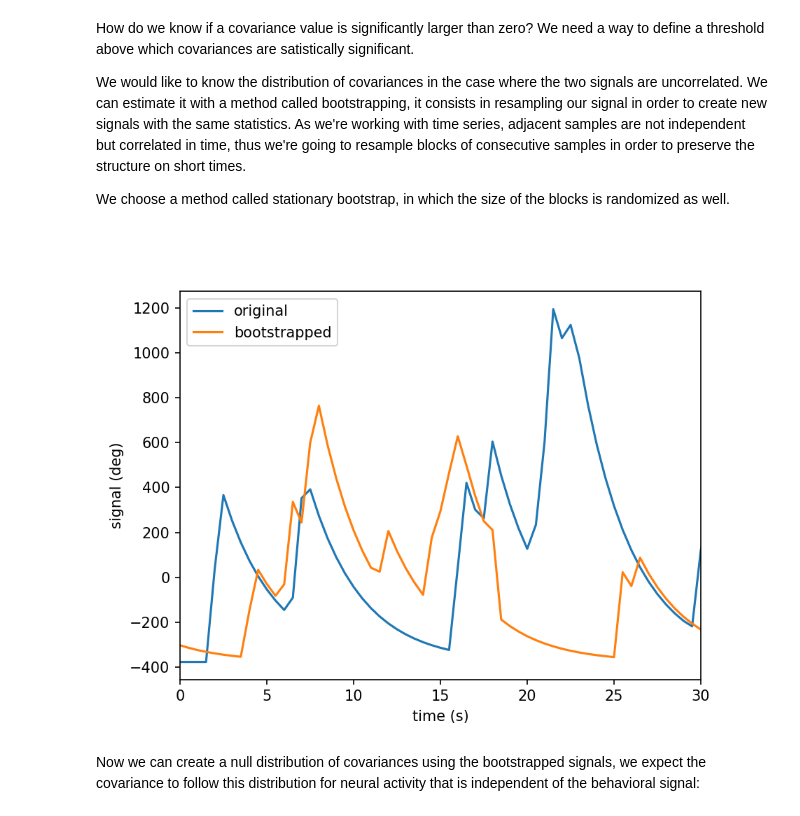
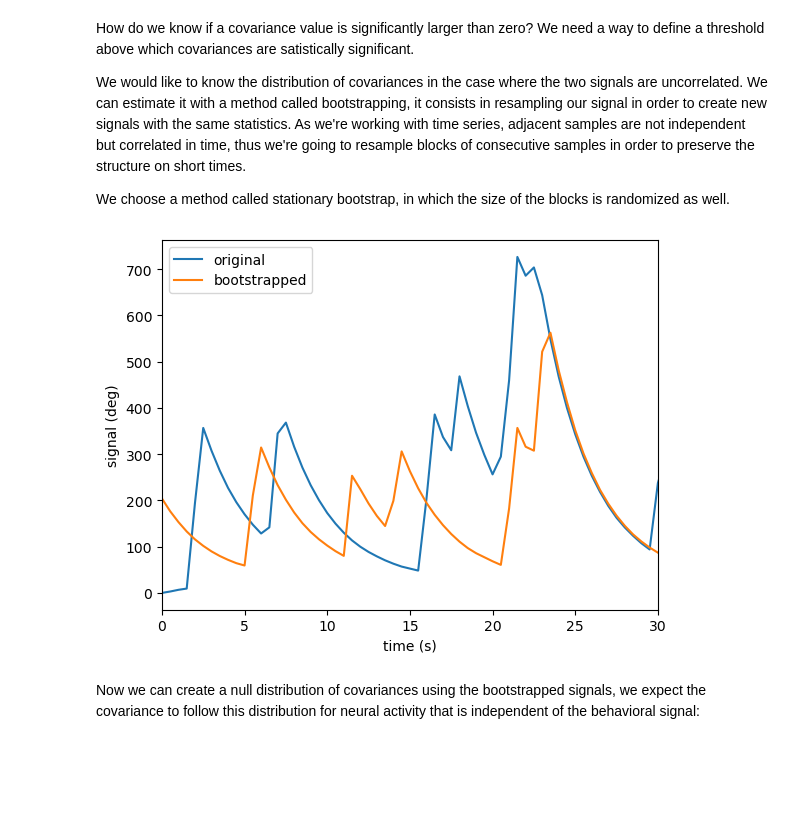
Before and after one commit to EmeEmu/IBIO-Banyuls2023-Python, a Jupyter notebook: day2_regression_and_decoding.ipynb, the cells around one changed output. Cells and saved outputs as stored; diff of their text form; code cells hidden in the pictures; blank space fills up the shorter version.

```diff
--- a/day2_regression_and_decoding.ipynb
+++ b/day2_regression_and_decoding.ipynb
@@ -142,2 +143,3 @@ from scipy.interpolate import interp1d
 # %%
-tail_deflection_std_conv_interp_f=interp1d(tail_times,tail_deflection_std_conv,kind='linear',fill_value='extrapolate')
+forward_thrust_conv_interp_f=interp1d(tail_times,forward_thrust_conv,kind='linear',fill_value='extrapolate')
+signal_forward=forward_thrust_conv_interp_f(brain_times)
@@ -173,5 +208,0 @@ True
-# %%
-tail_signal_centered=tail_signal-np.mean(tail_signal)
-covariance=np.zeros(len(brain_fluorescence))
-for i in range(len(brain_fluorescence)):
-    covariance[i]=np.mean(tail_signal_centered*brain_fluorescence[i])
@@ -195,33 +253,50 @@ As we're working with time series, adjacent samples are not independent but corr
 
 We choose a method called stationary bootstrap, in which the size of the blocks is randomized as well.
 # %%
-def stationary_bootstrap(array,average_block_size):
-    l=len(array)
+def stationary_bootstrap(signal,average_block_size=60):
+    """resample a time series using stationary bootstrap, it samples with replacement random blocks of sizes following a geometric distribution.
+
+    Parameters :
+    ------------
+    signal : array
+        original time series, the first dimension corresponds to time, shape (n_timepoints,...)
+
+    average_block_size : integer
+        average number of values in a block during resampling
+        default : 60
+
+    Return :
+    --------
+    resampled_signal : array
+        bootstrapped time series
+    """
+    l=len(signal)
     p=1/average_block_size
-    resampled_array=np.zeros(l)
+    resampled_signal=np.zeros_like(signal)
     j=np.random.randint(l)
-    resampled_array[0]=array[j]
+    resampled_signal[0]=signal[j]
     for i in range(1,l):
         if np.random.random()<1-p:
             j=(j+1)%l
         else:
             j=np.random.randint(l)
-        resampled_array[i]=array[j]
-    return resampled_array
+        resampled_signal[i]=signal[j]
+    return resampled_signal
 # %%
 average_block_duration=30
-tail_signal_resampled=stationary_bootstrap(tail_signal_centered,average_block_duration*brain_acquisition_rate)
+brain_acquisition_rate=1/np.mean(np.diff(brain_times))
+signal_forward_resampled=stationary_bootstrap(signal_forward,average_block_duration*brain_acquisition_rate)
 t1=0
-t2=30 #tail_times[-1]
+t2=30 #brain_times[-1]
 fig,ax=plt.subplots(dpi=dpi)
-ax.plot(brain_times,tail_signal_centered,label='original')
-ax.plot(brain_times,tail_signal_resampled,label='bootstrapped')
+ax.plot(brain_times,signal_forward,label='original')
+ax.plot(brain_times,signal_forward_resampled,label='bootstrapped')
 ax.set_xlabel('time (s)')
 ax.set_ylabel('signal (deg)')
 ax.set_xlim(t1,t2)
 ax.legend()
 plt.show()
 # %% [output]
-[figure, old version]
+[figure, new version]
 # %% [markdown]
 Now we can create a null distribution of covariances using the bootstrapped signals, we expect the covariance to follow this distribution for neural activity that is independent of the behavioral signal:
```
Also changed, not shown: parts of 183 cells of this notebook, 2 other files.
